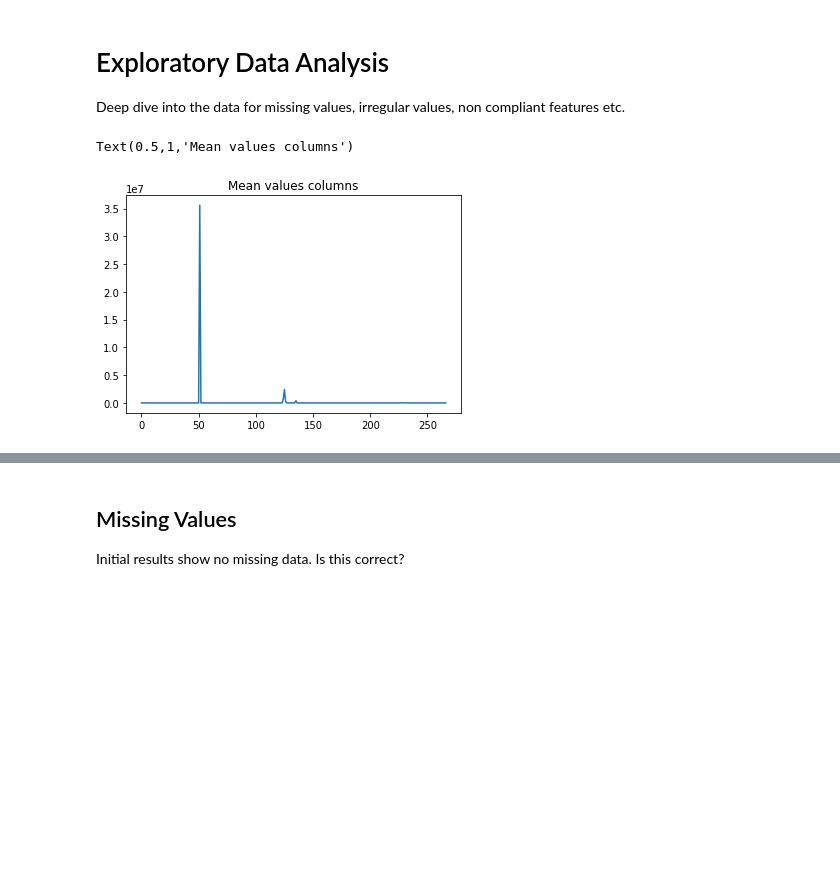
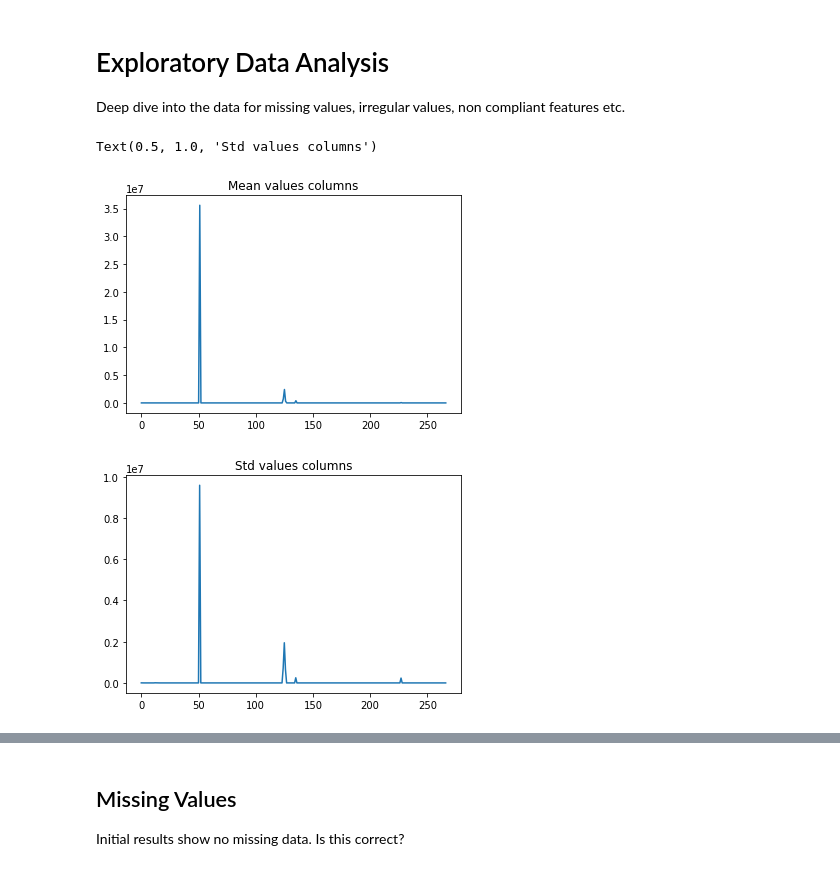
Before and after one commit to Enzo-Kerkhof/TM10007_PROJECT, a Jupyter notebook: Data_Analysis.ipynb, the cells around one changed output, grey strips where cells are left out. Saved outputs shown, nothing was run; the diff lists cells and outputs as text; code cells hidden in the pictures; blank space fills up the shorter version.

```diff
--- a/Data_Analysis.ipynb
+++ b/Data_Analysis.ipynb
@@ -52,10 +57,15 @@ data_statistics=data.describe()
 # %%
 plt.figure();
 plt.plot(range(267),data_statistics.loc['mean',:])
 plt.title("Mean values columns")
+
+plt.figure();
+plt.plot(range(267),data_statistics.loc['std',:])
+plt.title("Std values columns")
 # %% [output]
-Text(0.5,1,'Mean values columns')
+Text(0.5, 1.0, 'Std values columns')
-[figure, old version]
+[figure, new version]
+[figure, added]
 # %%
 data_statistics[np.argmax(data_statistics.loc['mean',:])]
 # %% [output]
```
Also changed, not shown: parts of 3 cells of this notebook.
